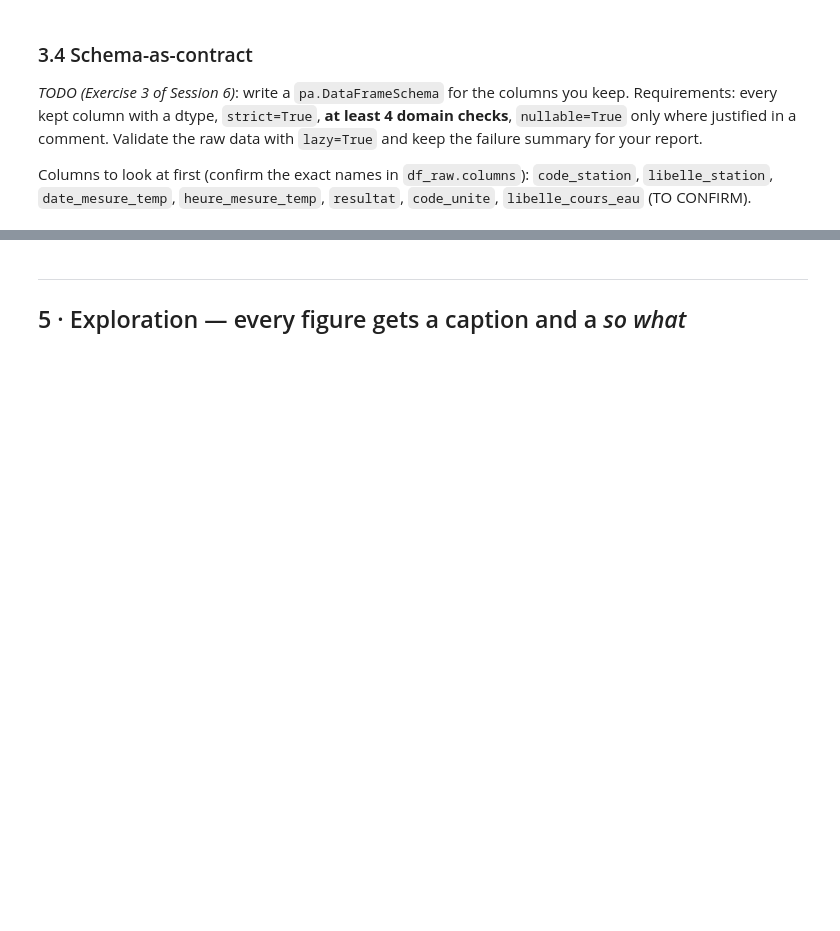
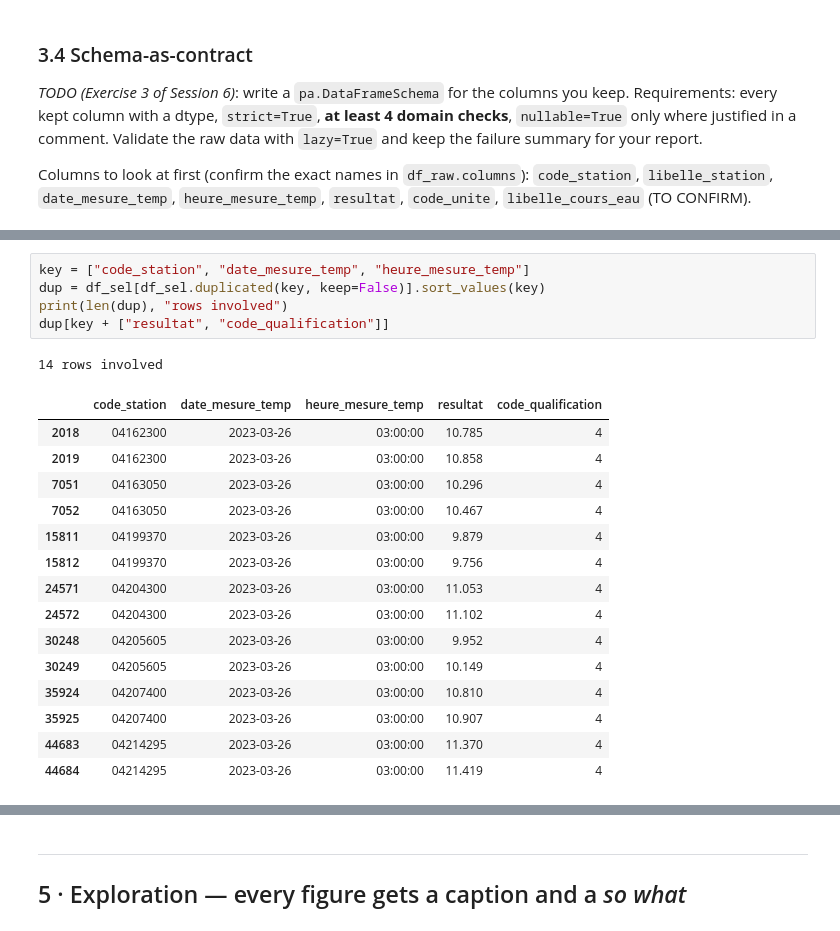
Before and after one commit to andreapenacastro/Project_07_Hubeau_River_Temperature, a Jupyter notebook: project_07_hubeau_river_temperature.ipynb, the cells around one changed output, grey strips where cells are left out. Drawn from its saved outputs; the diff is of its cells as text; blank space fills up the shorter version.

```diff
--- a/project_07_hubeau_river_temperature.ipynb
+++ b/project_07_hubeau_river_temperature.ipynb
@@ -459,0 +387,22 @@ decision_table
+# %%
+key = ["code_station", "date_mesure_temp", "heure_mesure_temp"]
+dup = df_sel[df_sel.duplicated(key, keep=False)].sort_values(key)
+print(len(dup), "rows involved")
+dup[key + ["resultat", "code_qualification"]]
+# %% [output]
+14 rows involved
+|  | code_station | date_mesure_temp | heure_mesure_temp | resultat | code_qualification |
+| 2018 | 04162300 | 2023-03-26 | 03:00:00 | 10.785 | 4 |
+| 2019 | 04162300 | 2023-03-26 | 03:00:00 | 10.858 | 4 |
+| 7051 | 04163050 | 2023-03-26 | 03:00:00 | 10.296 | 4 |
+| 7052 | 04163050 | 2023-03-26 | 03:00:00 | 10.467 | 4 |
+| 15811 | 04199370 | 2023-03-26 | 03:00:00 | 9.879 | 4 |
+| 15812 | 04199370 | 2023-03-26 | 03:00:00 | 9.756 | 4 |
+| 24571 | 04204300 | 2023-03-26 | 03:00:00 | 11.053 | 4 |
+| 24572 | 04204300 | 2023-03-26 | 03:00:00 | 11.102 | 4 |
+| 30248 | 04205605 | 2023-03-26 | 03:00:00 | 9.952 | 4 |
+| 30249 | 04205605 | 2023-03-26 | 03:00:00 | 10.149 | 4 |
+| 35924 | 04207400 | 2023-03-26 | 03:00:00 | 10.810 | 4 |
+| 35925 | 04207400 | 2023-03-26 | 03:00:00 | 10.907 | 4 |
+| 44683 | 04214295 | 2023-03-26 | 03:00:00 | 11.370 | 4 |
+| 44684 | 04214295 | 2023-03-26 | 03:00:00 | 11.419 | 4 |
```
Also changed, not shown: parts of 49 cells of this notebook.
